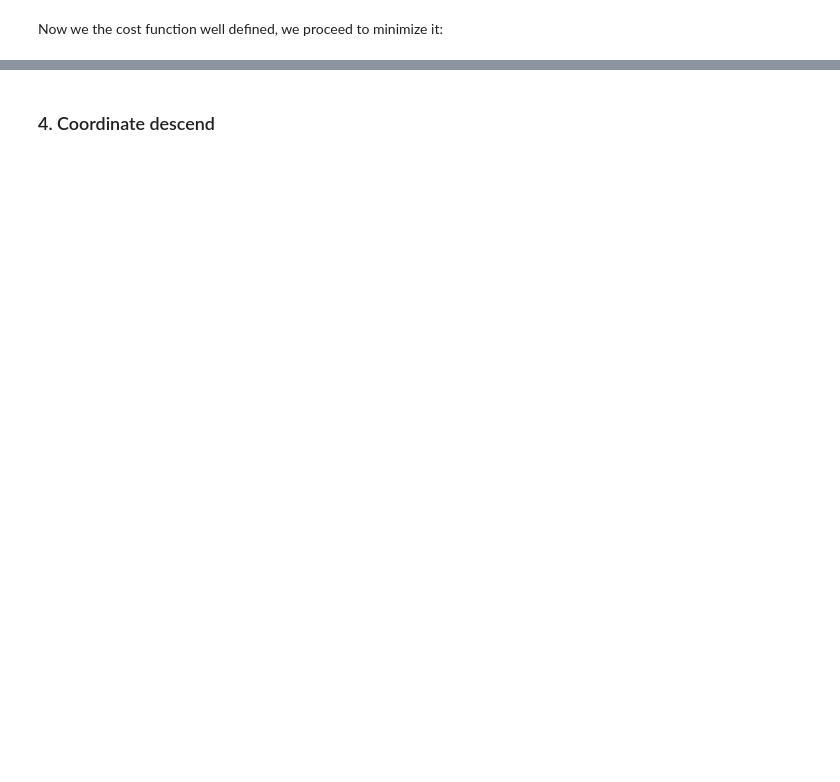
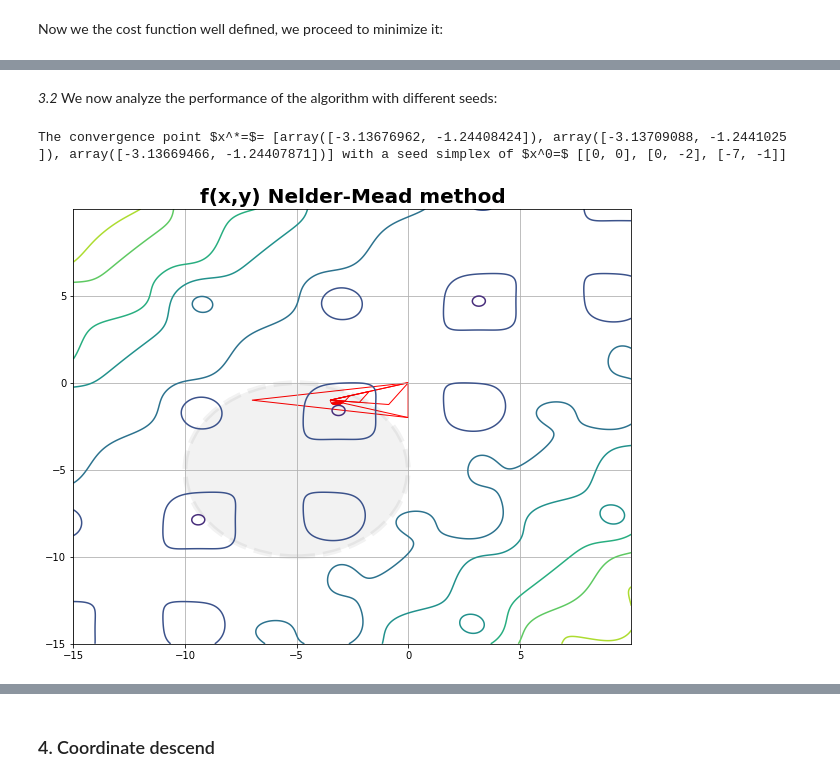
Before and after one commit to DarioSlaifsteinSk/OptMethdMA060002, a Jupyter notebook: Optimization_HW1.ipynb, the cells around one changed output, grey strips where cells are left out. Saved outputs shown, nothing was run; the diff lists cells and outputs as text; code cells hidden in the pictures; blank space fills up the shorter version.

```diff
--- a/Optimization_HW1.ipynb
+++ b/Optimization_HW1.ipynb
@@ -285,0 +287,29 @@ plt.show()
+# %% [markdown]
+_3.2_ We now analyze the performance of the algorithm with different seeds:
+# %%
+x0 = [[0, 0],
+     [0 , -2],
+     [-7, -1]] # initial condition inside the bounds
+
+# generate figure
+fig, axis = plt.subplots(figsize=(10,8))
+CS=axis.contour(X, Y, Zbird)
+axis.set_title('f(x,y) Nelder-Mead method',fontweight='bold', fontsize=20)
+plt.grid()
+
+# Plot simplexes
+simplexPts=np.array([x0[0], x0[1], x0[2]])
+simplex=Polygon(simplexPts,facecolor='None',edgecolor='red')
+axis=plt.gca()
+axis.add_patch(simplex)
+
+# Optimize
+xNM,iNM,kNM,errNM,fxlNM = nelderMead(x0, J, alpha, beta, gamma,'red')
+
+# plot region of convergence
+regionConv = plt.Circle((-5, -5), 5, color='k', fill=True, linestyle='--',alpha=0.05, linewidth=5)
+axis.add_patch(regionConv)
+print('The convergence point $x^*=$=', xNM[-1], 'with a seed simplex of $x^0=$',x0)
+# %% [output]
+The convergence point $x^*=$= [array([-3.13676962, -1.24408424]), array([-3.13709088, -1.2441025 ]), array([-3.13669466, -1.24407871])] with a seed simplex of $x^0=$ [[0, 0], [0, -2], [-7, -1]]
+[figure, added]
```
Also changed, not shown: parts of 16 cells of this notebook.
